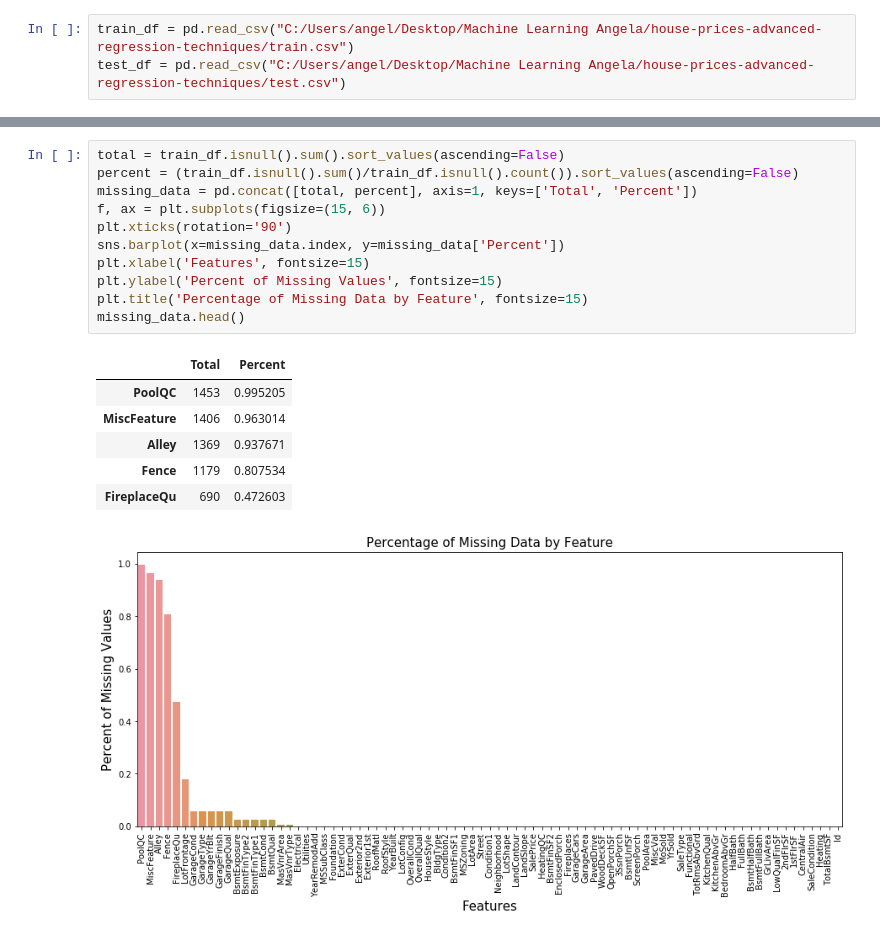
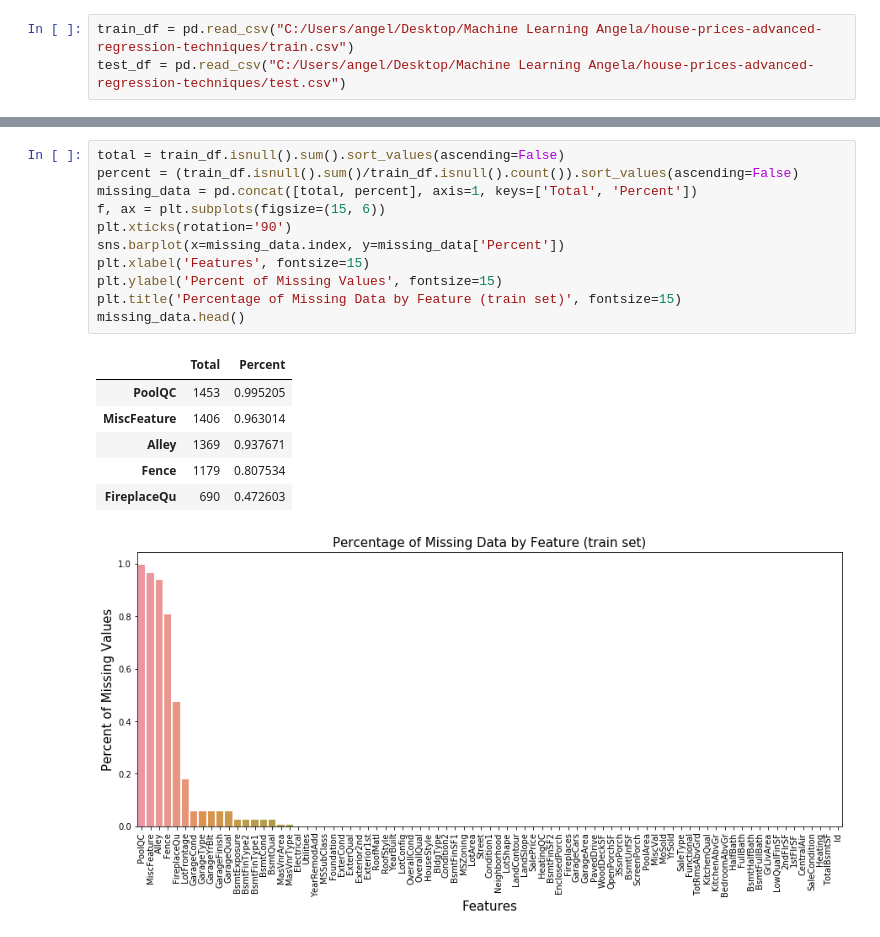
Before and after one commit to angelaiallonardi/Regression_ML_project, a Jupyter notebook: house_prices.ipynb, the cells around one changed output, grey strips where cells are left out. Cells and saved outputs as stored; diff of their text form.

```diff
--- a/house_prices.ipynb
+++ b/house_prices.ipynb
@@ -34,19 +58,19 @@ test_df.head(5)
 # %%
 total = train_df.isnull().sum().sort_values(ascending=False)
 percent = (train_df.isnull().sum()/train_df.isnull().count()).sort_values(ascending=False)
 missing_data = pd.concat([total, percent], axis=1, keys=['Total', 'Percent'])
 f, ax = plt.subplots(figsize=(15, 6))
 plt.xticks(rotation='90')
 sns.barplot(x=missing_data.index, y=missing_data['Percent'])
 plt.xlabel('Features', fontsize=15)
 plt.ylabel('Percent of Missing Values', fontsize=15)
-plt.title('Percentage of Missing Data by Feature', fontsize=15)
+plt.title('Percentage of Missing Data by Feature (train set)', fontsize=15)
 missing_data.head()
 # %% [output]
 |  | Total | Percent |
 | PoolQC | 1453 | 0.995205 |
 | MiscFeature | 1406 | 0.963014 |
 | Alley | 1369 | 0.937671 |
 | Fence | 1179 | 0.807534 |
 | FireplaceQu | 690 | 0.472603 |
-[figure, old version]
+[figure, new version]
```
Also changed, not shown: parts of 12 cells of this notebook.
